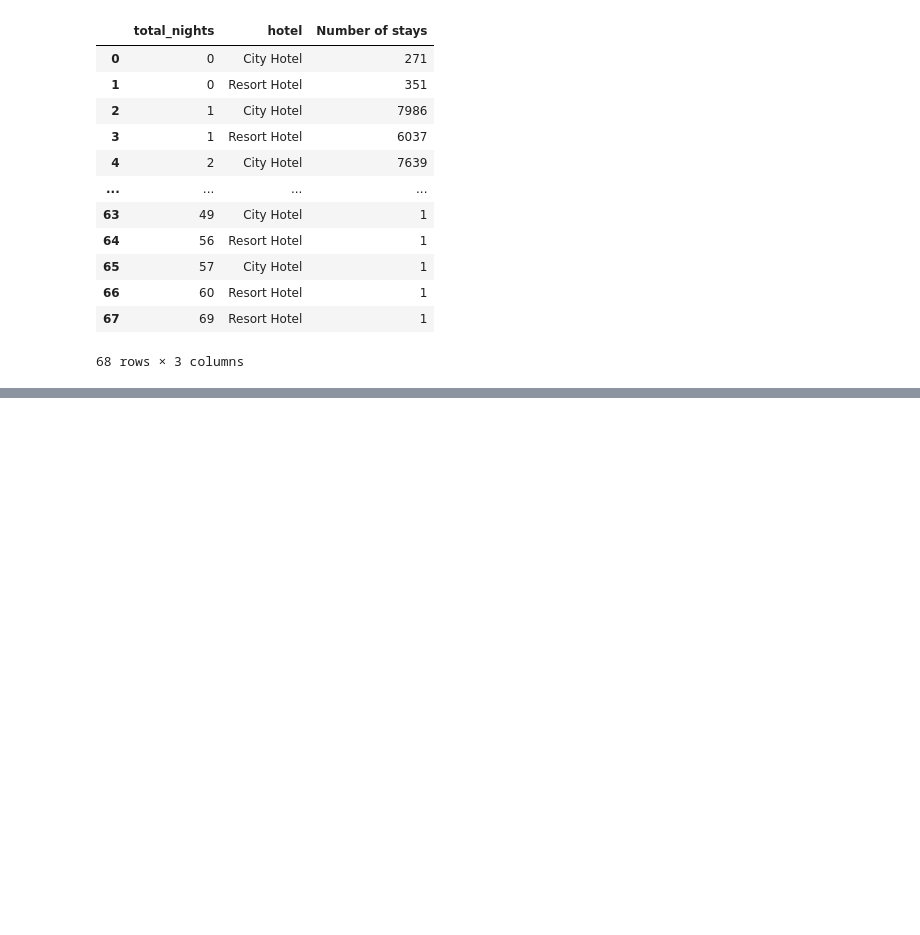
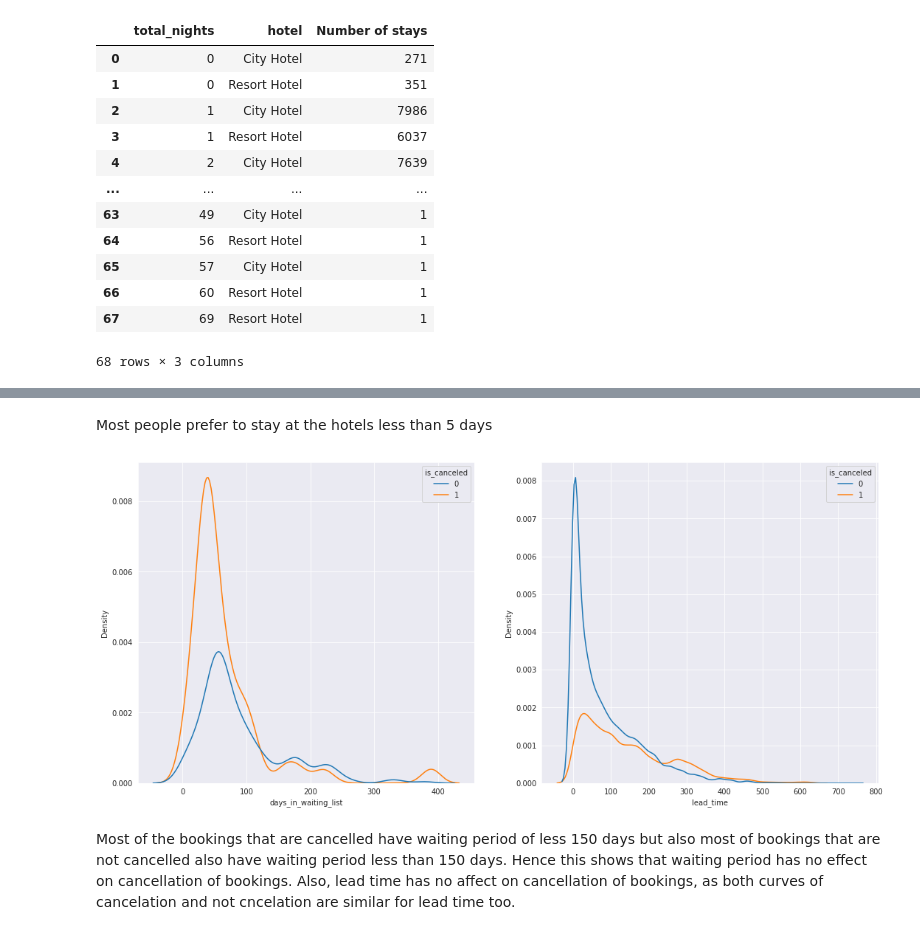
Before and after one commit to varunck2601/Hotel-Booking-Analysis, a Jupyter notebook: hotel_booking_analysis_Varun_CK.ipynb, the cells around one changed output, grey strips where cells are left out. Drawn from its saved outputs; the diff is of its cells as text; code cells hidden in the pictures; blank space fills up the shorter version.

```diff
--- a/hotel_booking_analysis_Varun_CK.ipynb
+++ b/hotel_booking_analysis_Varun_CK.ipynb
@@ -448,0 +457,14 @@ stay
+# %% [markdown]
+Most people prefer to stay at the hotels less than 5 days
+# %%
+ # Selecting bookings with non zero waiting time
+waiting_bookings = data[data['days_in_waiting_list'] !=0]
+
+fig, axes = plt.subplots(1, 2, figsize=(18, 8))
+sns.kdeplot(ax=axes[0],x = 'days_in_waiting_list', hue = 'is_canceled' , data = waiting_bookings)
+sns.kdeplot(ax = axes[1], x = data['lead_time'], hue = data['is_canceled'])
+plt.show()
+# %% [output]
+[figure, added]
+# %% [markdown]
+Most of the bookings that are cancelled have waiting period of less 150 days but also most of bookings that are not cancelled also have waiting period less than 150 days. Hence this shows that waiting period has no effect on cancellation of bookings. Also, lead time has no affect on cancellation of bookings, as both curves of cancelation and not cncelation are similar for lead time too.
```
Also changed, not shown: parts of 2 cells of this notebook.
